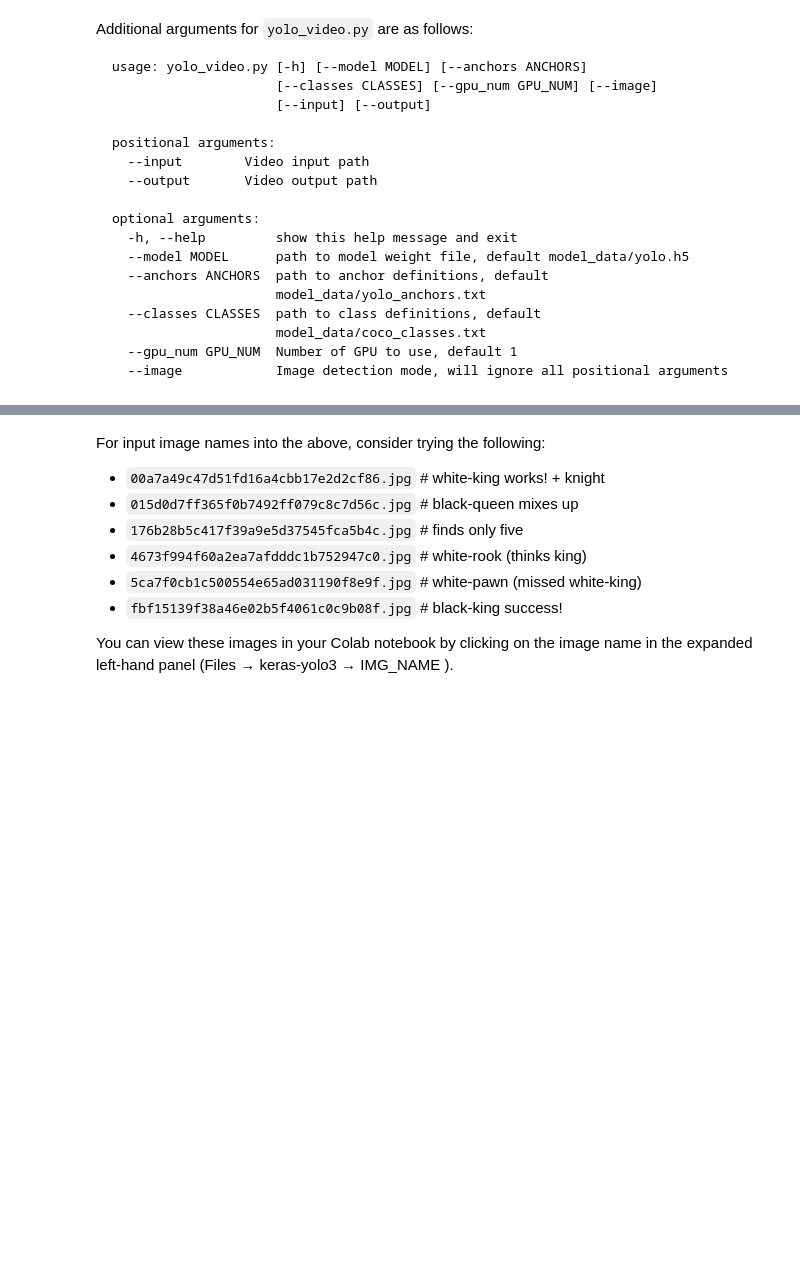
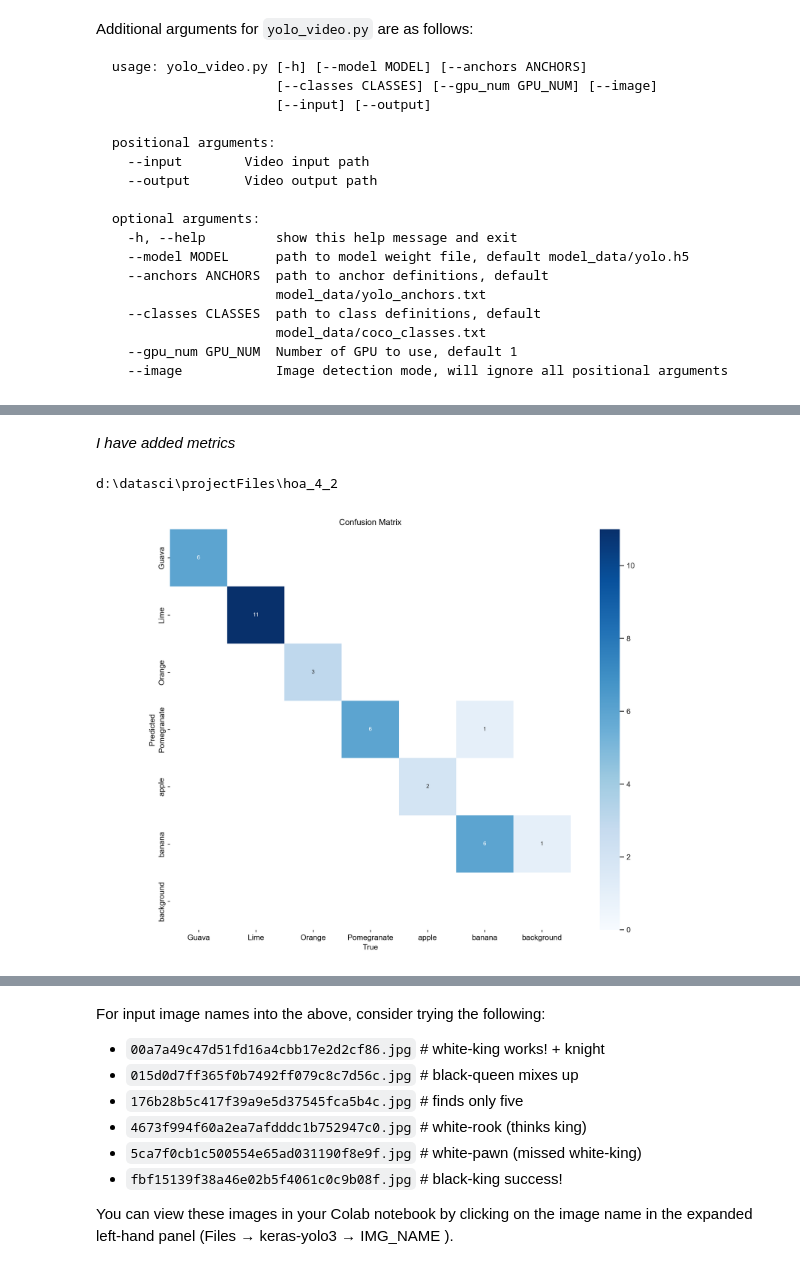
Before and after one commit to Abyza/CPE313, a Jupyter notebook: HOA_4_2_Object_Detection_on_Custom_Dataset/Mendoza_Paulo_HOA_4_2_Object_Detection_on_Custom_Dataset.ipynb, the cells around one changed output, grey strips where cells are left out. Saved outputs shown, nothing was run; the diff lists cells and outputs as text; code cells hidden in the pictures; blank space fills up the shorter version.

```diff
--- a/HOA_4_2_Object_Detection_on_Custom_Dataset/Mendoza_Paulo_HOA_4_2_Object_Detection_on_Custom_Dataset.ipynb
+++ b/HOA_4_2_Object_Detection_on_Custom_Dataset/Mendoza_Paulo_HOA_4_2_Object_Detection_on_Custom_Dataset.ipynb
@@ -560,0 +495,8 @@ ModuleNotFoundError: No module named 'tensorflow.python.keras.utils.multi_gpu_ut
+# %% [markdown]
+*I have added metrics*
+# %%
+%cd {HOME}
+Image(filename=f'{HOME}/runs/detect/train2/confusion_matrix.png', width=600)
+# %% [output]
+d:\datasci\projectFiles\hoa_4_2
+[figure, added]
```
Also changed, not shown: parts of 21 cells of this notebook.
